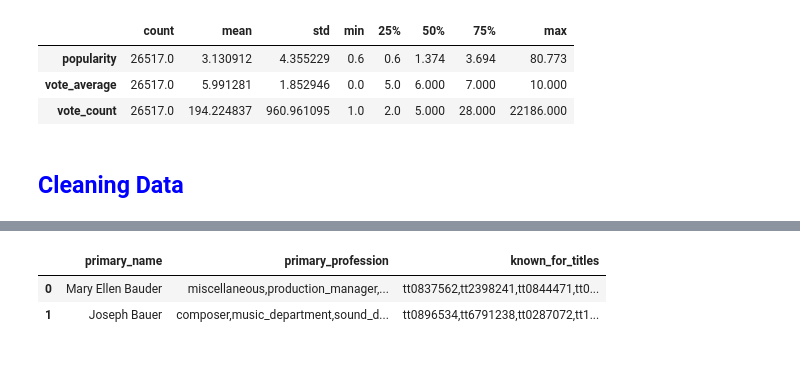
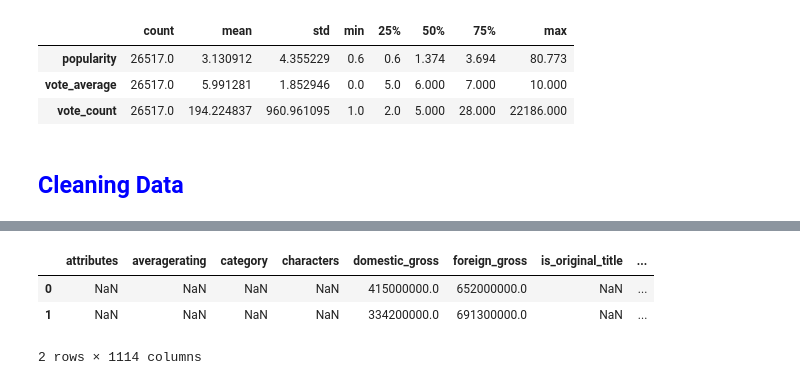
Before and after one commit to aschams/FlatironProject1, a Jupyter notebook: fs_project_1_notebook_1.ipynb, the cells around one changed output, grey strips where cells are left out. Cells and saved outputs as stored; diff of their text form; code cells hidden in the pictures.

```diff
--- a/fs_project_1_notebook_1.ipynb
+++ b/fs_project_1_notebook_1.ipynb
@@ -400,0 +371,6 @@ graf_function(imdb_title_akas_df)
+# %%
+dummy = pd.get_dummies(df_merge['genres'])
+# %%
+df_merge = pd.concat([df_merge, dummy], axis=1)
+# %%
+df_merge.drop('genres', axis=1, inplace=True)
@@ -401,6 +399,9 @@ graf_function(imdb_title_akas_df)
+# %%
+df_merge.loc[df_merge['language'].isna(), 'language']='en'
 # %%
-imdb_name_df.head(2)
+df_merge.head(2)
 # %% [output]
-|  | primary_name | primary_profession | known_for_titles |
-| 0 | Mary Ellen Bauder | miscellaneous,production_manager,... | tt0837562,tt2398241,tt0844471,tt0... |
-| 1 | Joseph Bauer | composer,music_department,sound_d... | tt0896534,tt6791238,tt0287072,tt1... |
+|  | attributes | averagerating | category | characters | domestic_gross | foreign_gross | is_original_title | ... |
+| 0 | NaN | NaN | NaN | NaN | 415000000.0 | 652000000.0 | NaN | ... |
+| 1 | NaN | NaN | NaN | NaN | 334200000.0 | 691300000.0 | NaN | ... |
+2 rows × 1114 columns
```
Also changed, not shown: parts of 27 cells of this notebook, 2 other files.
